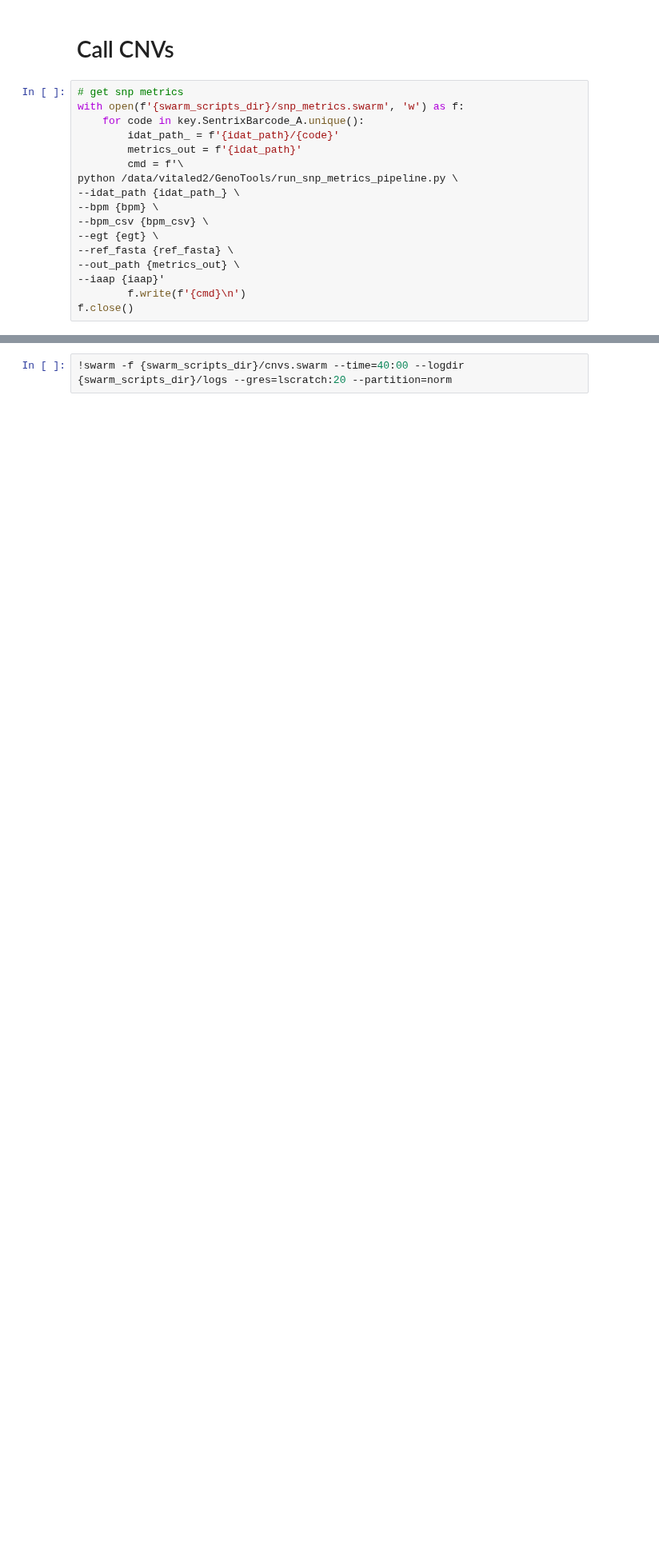
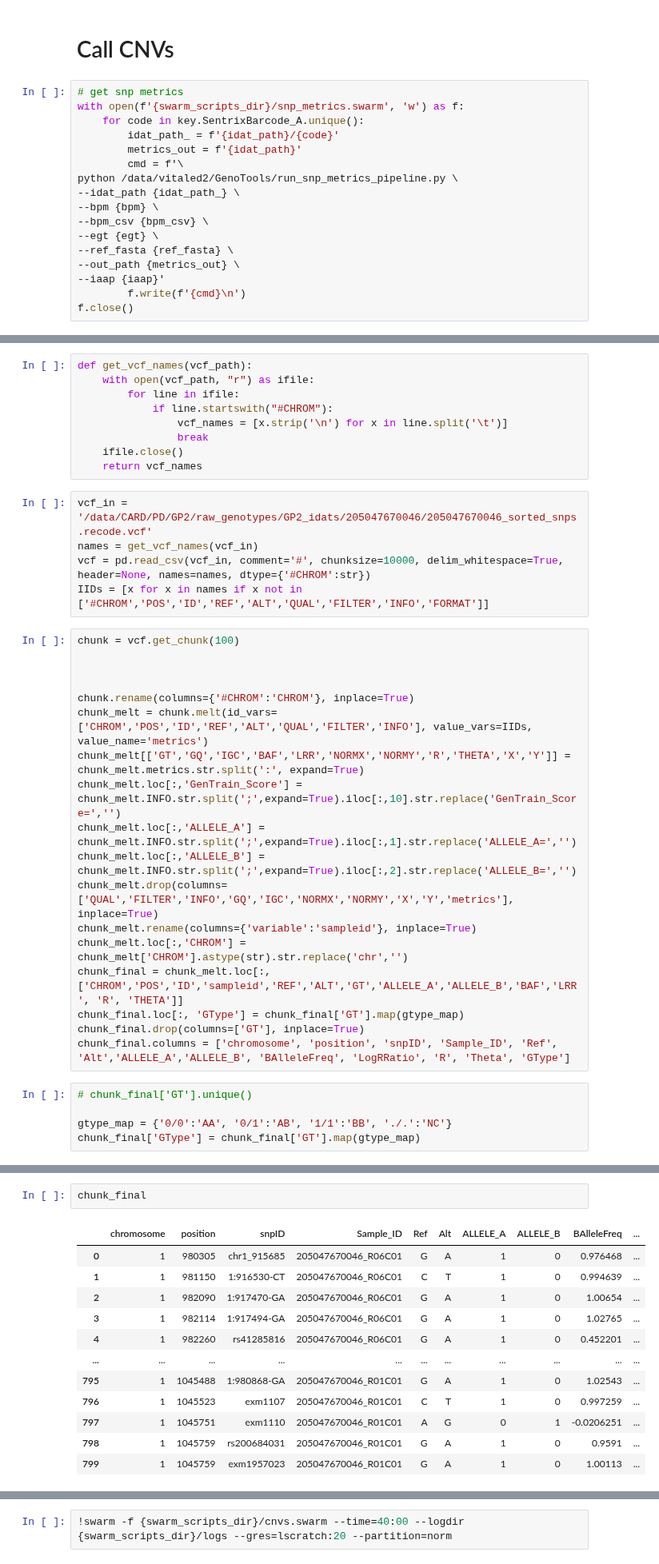
Before and after one commit to dvitale199/GenoTools, a Jupyter notebook: CNV/GP2_ClusterBuster_datagen.ipynb, the cells around one changed output, grey strips where cells are left out. Shown at 80% size. Saved outputs shown, nothing was run; the diff lists cells and outputs as text; blank space fills up the shorter version.

Commit message:
added GType to process_vcf_snps()

```diff
--- a/CNV/GP2_ClusterBuster_datagen.ipynb
+++ b/CNV/GP2_ClusterBuster_datagen.ipynb
@@ -204,0 +218,37 @@ f.close()
+# %%
+def get_vcf_names(vcf_path):
+    with open(vcf_path, "r") as ifile:
+        for line in ifile:
+            if line.startswith("#CHROM"):
+                vcf_names = [x.strip('\n') for x in line.split('\t')]
+                break
+    ifile.close()
+    return vcf_names
+# %%
+vcf_in = '/data/CARD/PD/GP2/raw_genotypes/GP2_idats/205047670046/205047670046_sorted_snps.recode.vcf'
+names = get_vcf_names(vcf_in)
+vcf = pd.read_csv(vcf_in, comment='#', chunksize=10000, delim_whitespace=True, header=None, names=names, dtype={'#CHROM':str})
+IIDs = [x for x in names if x not in ['#CHROM','POS','ID','REF','ALT','QUAL','FILTER','INFO','FORMAT']]
+# %%
+chunk = vcf.get_chunk(100)
+
+
+
+chunk.rename(columns={'#CHROM':'CHROM'}, inplace=True)
+chunk_melt = chunk.melt(id_vars=['CHROM','POS','ID','REF','ALT','QUAL','FILTER','INFO'], value_vars=IIDs, value_name='metrics')
+chunk_melt[['GT','GQ','IGC','BAF','LRR','NORMX','NORMY','R','THETA','X','Y']] = chunk_melt.metrics.str.split(':', expand=True)
+chunk_melt.loc[:,'GenTrain_Score'] = chunk_melt.INFO.str.split(';',expand=True).iloc[:,10].str.replace('GenTrain_Score=','')
+chunk_melt.loc[:,'ALLELE_A'] = chunk_melt.INFO.str.split(';',expand=True).iloc[:,1].str.replace('ALLELE_A=','')
+chunk_melt.loc[:,'ALLELE_B'] = chunk_melt.INFO.str.split(';',expand=True).iloc[:,2].str.replace('ALLELE_B=','')
+chunk_melt.drop(columns=['QUAL','FILTER','INFO','GQ','IGC','NORMX','NORMY','X','Y','metrics'], inplace=True)
+chunk_melt.rename(columns={'variable':'sampleid'}, inplace=True)
+chunk_melt.loc[:,'CHROM'] = chunk_melt['CHROM'].astype(str).str.replace('chr','')
+chunk_final = chunk_melt.loc[:,['CHROM','POS','ID','sampleid','REF','ALT','GT','ALLELE_A','ALLELE_B','BAF','LRR', 'R', 'THETA']]
+chunk_final.loc[:, 'GType'] = chunk_final['GT'].map(gtype_map)
+chunk_final.drop(columns=['GT'], inplace=True)
+chunk_final.columns = ['chromosome', 'position', 'snpID', 'Sample_ID', 'Ref', 'Alt','ALLELE_A','ALLELE_B', 'BAlleleFreq', 'LogRRatio', 'R', 'Theta', 'GType']
+# %%
+# chunk_final['GT'].unique()
+
+gtype_map = {'0/0':'AA', '0/1':'AB', '1/1':'BB', './.':'NC'}
+chunk_final['GType'] = chunk_final['GT'].map(gtype_map)
@@ -204,0 +268,15 @@ f.close()
+# %%
+chunk_final
+# %% [output]
+|  | chromosome | position | snpID | Sample_ID | Ref | Alt | ALLELE_A | ALLELE_B | BAlleleFreq | ... |
+| 0 | 1 | 980305 | chr1_915685 | 205047670046_R06C01 | G | A | 1 | 0 | 0.976468 | ... |
+| 1 | 1 | 981150 | 1:916530-CT | 205047670046_R06C01 | C | T | 1 | 0 | 0.994639 | ... |
+| 2 | 1 | 982090 | 1:917470-GA | 205047670046_R06C01 | G | A | 1 | 0 | 1.00654 | ... |
+| 3 | 1 | 982114 | 1:917494-GA | 205047670046_R06C01 | G | A | 1 | 0 | 1.02765 | ... |
+| 4 | 1 | 982260 | rs41285816 | 205047670046_R06C01 | G | A | 1 | 0 | 0.452201 | ... |
+| ... | ... | ... | ... | ... | ... | ... | ... | ... | ... | ... |
+| 795 | 1 | 1045488 | 1:980868-GA | 205047670046_R01C01 | G | A | 1 | 0 | 1.02543 | ... |
+| 796 | 1 | 1045523 | exm1107 | 205047670046_R01C01 | C | T | 1 | 0 | 0.997259 | ... |
+| 797 | 1 | 1045751 | exm1110 | 205047670046_R01C01 | A | G | 0 | 1 | -0.0206251 | ... |
+| 798 | 1 | 1045759 | rs200684031 | 205047670046_R01C01 | G | A | 1 | 0 | 0.9591 | ... |
+| 799 | 1 | 1045759 | exm1957023 | 205047670046_R01C01 | G | A | 1 | 0 | 1.00113 | ... |
```
Also changed, not shown: parts of 6 cells of this notebook, 1 other file.
